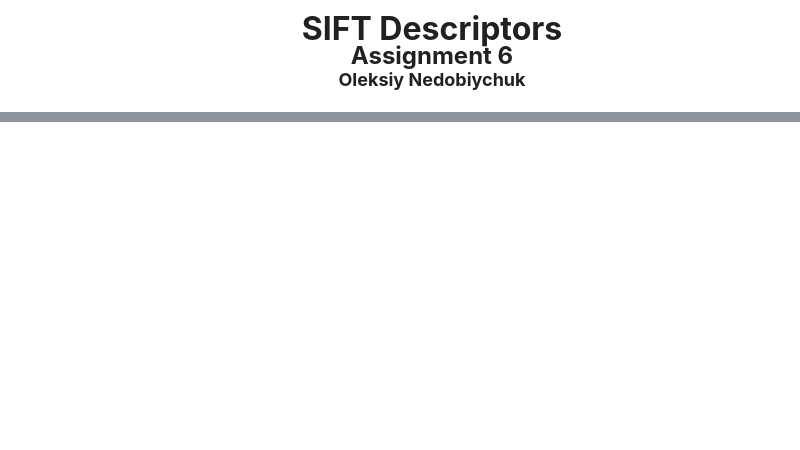
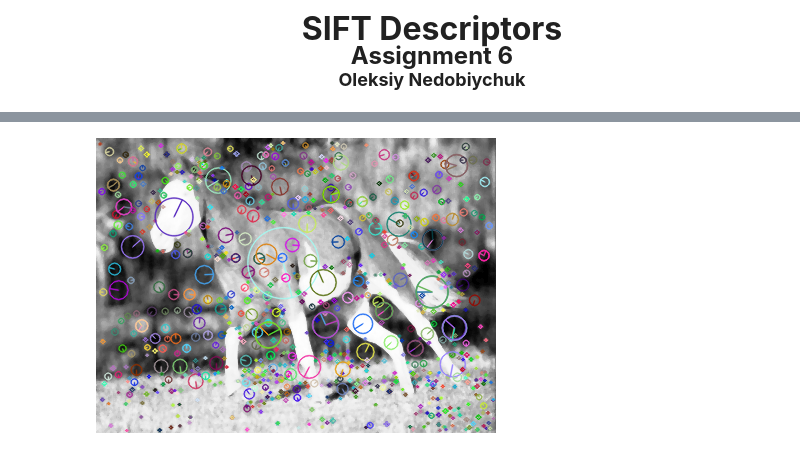
Before and after one commit to lesi-nedo/ISPR_assignments, a Jupyter notebook: Assignment_6_o_nedobiychuk.ipynb, the cells around one changed output, grey strips where cells are left out. Drawn from its saved outputs; the diff is of its cells as text; code cells hidden in the pictures; blank space fills up the shorter version.

```diff
--- a/Assignment_6_o_nedobiychuk.ipynb
+++ b/Assignment_6_o_nedobiychuk.ipynb
@@ -40,0 +52,24 @@ for ind,fn in enumerate(uploaded.keys()):
+# %%
+sift = cv2.SIFT_create()
+all_descriptors = []
+
+def norm_descriptors(desc):
+  norms = np.linalg.norm(desc, axis=1, keepdims=True)
+  norms[norms == 0] = 1e-8
+  return desc / norms
+kp = None
+first_kp = None
+
+
+for ind,gray in enumerate(all_images):
+  kp = sift.detect(gray, None)
+  kp, des = sift.compute(gray, kp)
+  if first_kp is None:
+    first_kp = kp
+  des = norm_descriptors(des)
+  all_descriptors.append(des)
+# %%
+img_with_keypoints = cv2.drawKeypoints(all_images[last], kp, resized, flags=cv2.DRAW_MATCHES_FLAGS_DRAW_RICH_KEYPOINTS)
+cv2_imshow(img_with_keypoints)
+# %% [output]
+[figure, added]
```
Also changed, not shown: parts of 6 cells of this notebook.
